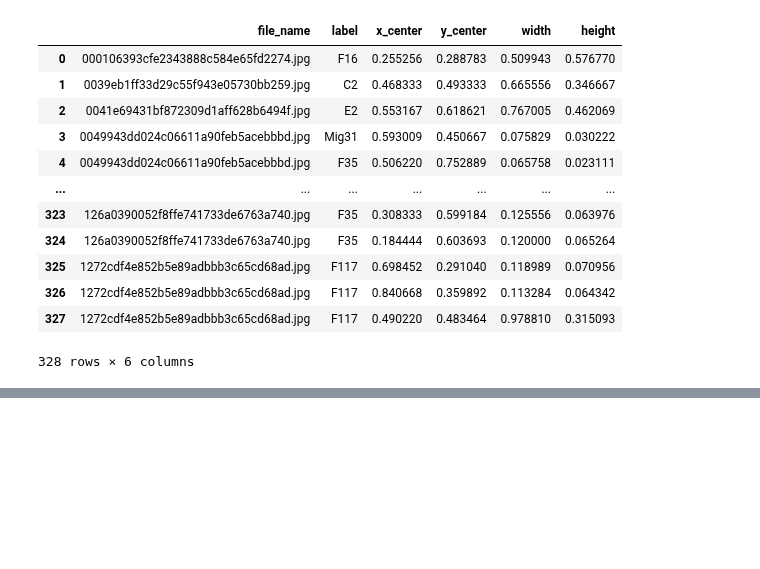
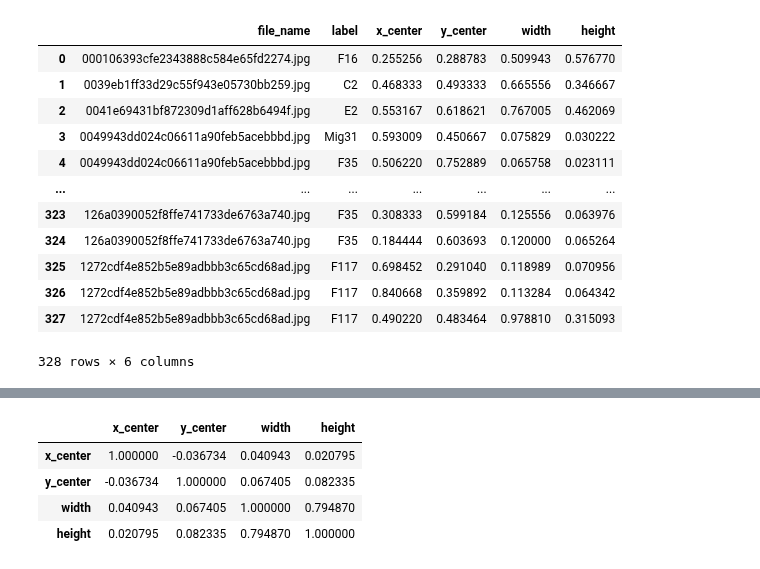
Before and after one commit to mpolyakov84/LLM, a Jupyter notebook: detectionDataset/create_test_dataset.ipynb, the cells around one changed output, grey strips where cells are left out. Drawn from its saved outputs; the diff is of its cells as text; code cells hidden in the pictures; blank space fills up the shorter version.

```diff
--- a/detectionDataset/create_test_dataset.ipynb
+++ b/detectionDataset/create_test_dataset.ipynb
@@ -113,0 +205,8 @@ df
+# %%
+df.corr(numeric_only=True)
+# %% [output]
+|  | x_center | y_center | width | height |
+| x_center | 1.000000 | -0.036734 | 0.040943 | 0.020795 |
+| y_center | -0.036734 | 1.000000 | 0.067405 | 0.082335 |
+| width | 0.040943 | 0.067405 | 1.000000 | 0.794870 |
+| height | 0.020795 | 0.082335 | 0.794870 | 1.000000 |
```
Also changed, not shown: parts of 8 cells of this notebook, 2 other files.
